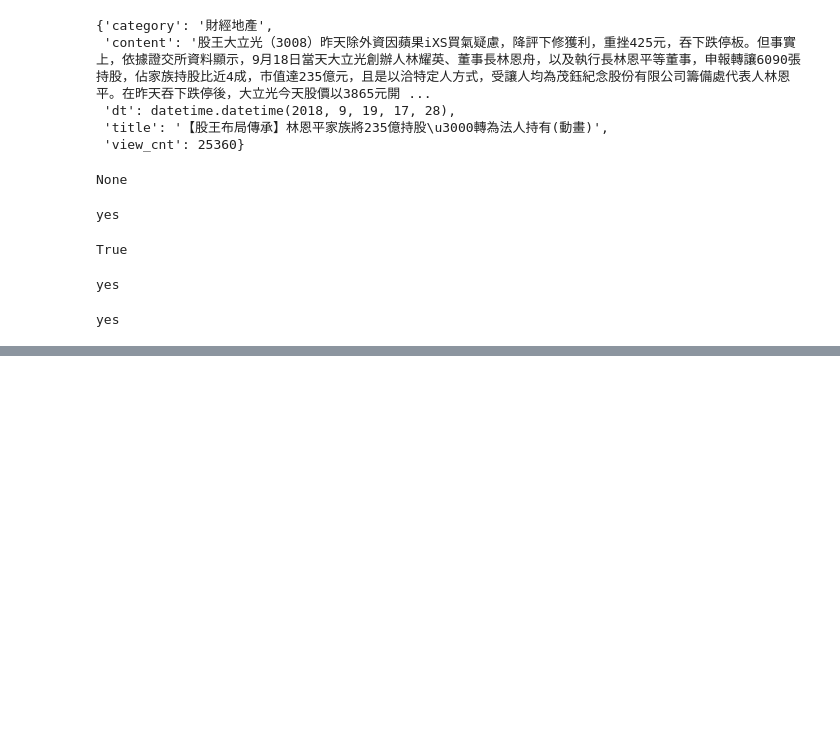
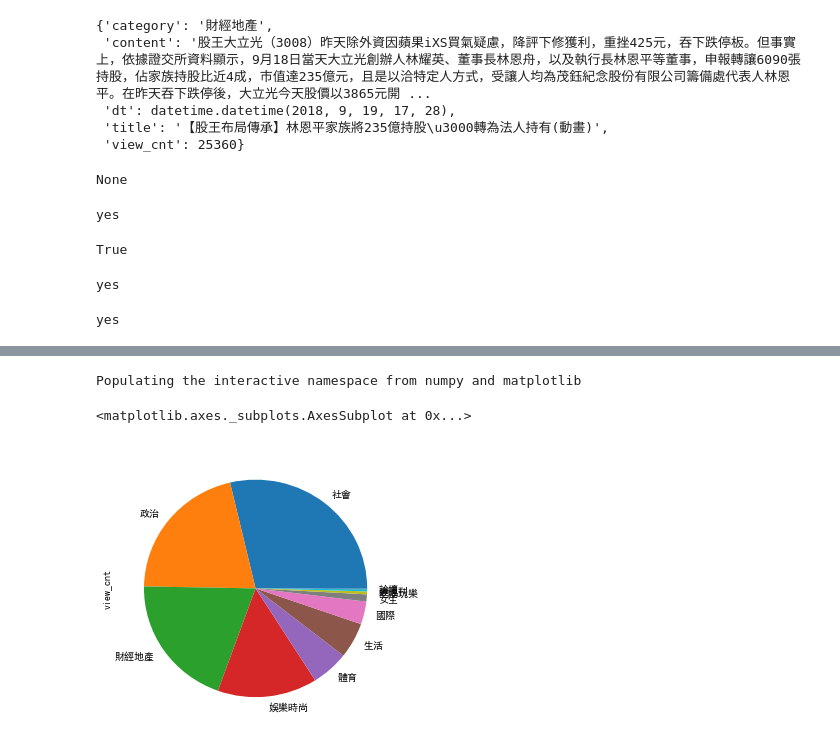
Before and after one commit to ywchiu/chinalife, a Jupyter notebook: Demo20180919.ipynb, the cells around one changed output, grey strips where cells are left out. Drawn from its saved outputs; the diff is of its cells as text; code cells hidden in the pictures; blank space fills up the shorter version.

```diff
--- a/Demo20180919.ipynb
+++ b/Demo20180919.ipynb
@@ -370,0 +377,24 @@ if None:
+# %%
+def pageDetail(url):
+    ret     = {}
+    res     = requests.get(url)
+    soup    = BeautifulSoup(res.text, 'lxml')
+    ret['title']    = soup.select_one('h1').text
+    ret['content']  = soup.select_one('.ndArticle_margin p').text.split('出版時間')[0]
+    dt = soup.select_one('.ndArticle_creat').text.split('：')[1]
+    ret['dt']       = datetime.strptime(dt, '%Y/%m/%d %H:%M')
+    if soup.select_one('.ndArticle_view'):
+        ret['view_cnt'] = int(soup.select_one('.ndArticle_view').text)
+    ret['category'] = soup.select('.ndgTag .current')[0].text
+    return ret
+# %%
+news_url = 'https://tw.appledaily.com/new/realtime/{}'
+
+news = []
+for i in range(1, 4):
+    res = requests.get(news_url.format(i))
+    soup = BeautifulSoup(res.text, 'lxml')
+    for rec in soup.select('.rtddt a'):
+        link = rec.get('href')
+        ret  = pageDetail(link)
+        news.append(ret)
@@ -370,0 +405,4 @@ if None:
+# %%
+import pandas
+newsdf = pandas.DataFrame(news)
+newsdf.head()
@@ -370,0 +491,10 @@ if None:
+# %%
+%pylab inline
+import matplotlib.pyplot as plt
+plt.rcParams['font.sans-serif'] = ['simhei']
+# SELECT category, sum(view_cnt) FROM newsdf GROUP BY category
+newsdf.groupby('category')['view_cnt'].sum().sort_values(ascending=False).plot(kind = 'pie', figsize = [5,5])
+# %% [output]
+Populating the interactive namespace from numpy and matplotlib
+<matplotlib.axes._subplots.AxesSubplot at 0x...>
+[figure, added]
```
Also changed, not shown: parts of 28 cells of this notebook.
